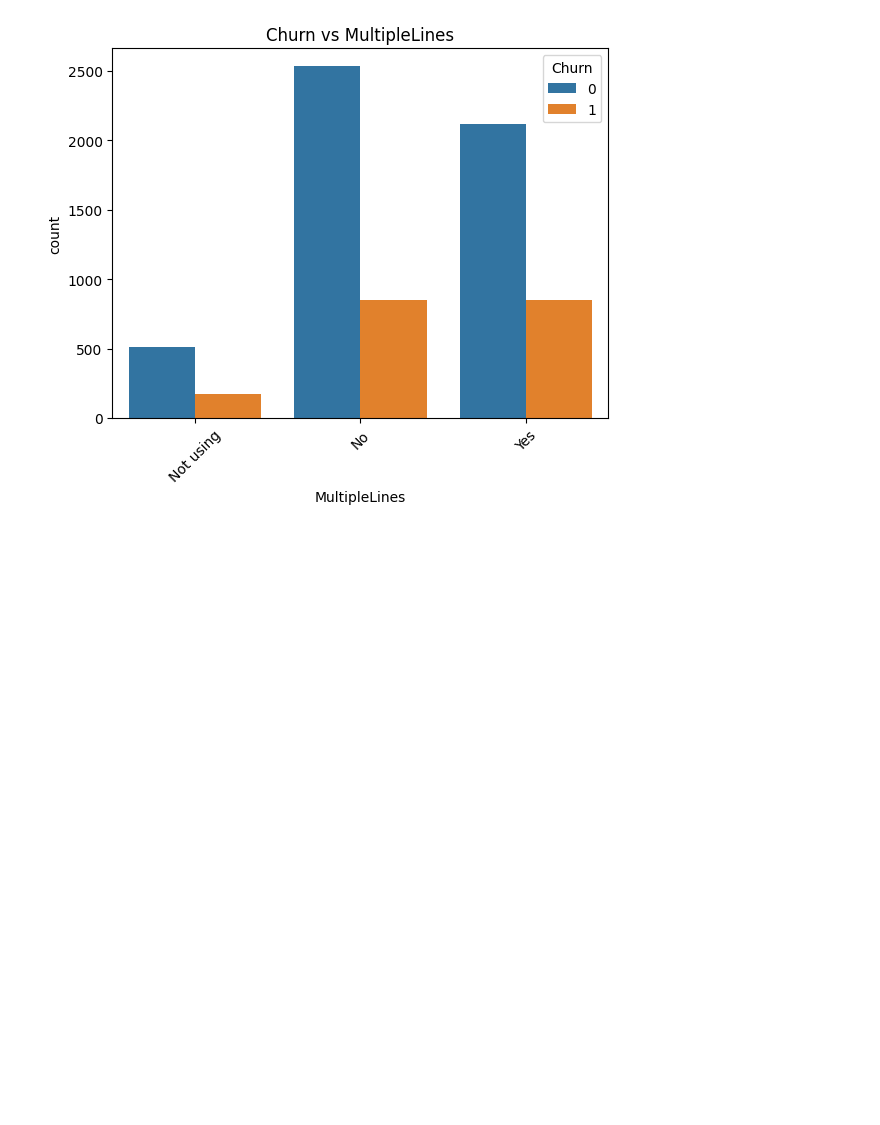
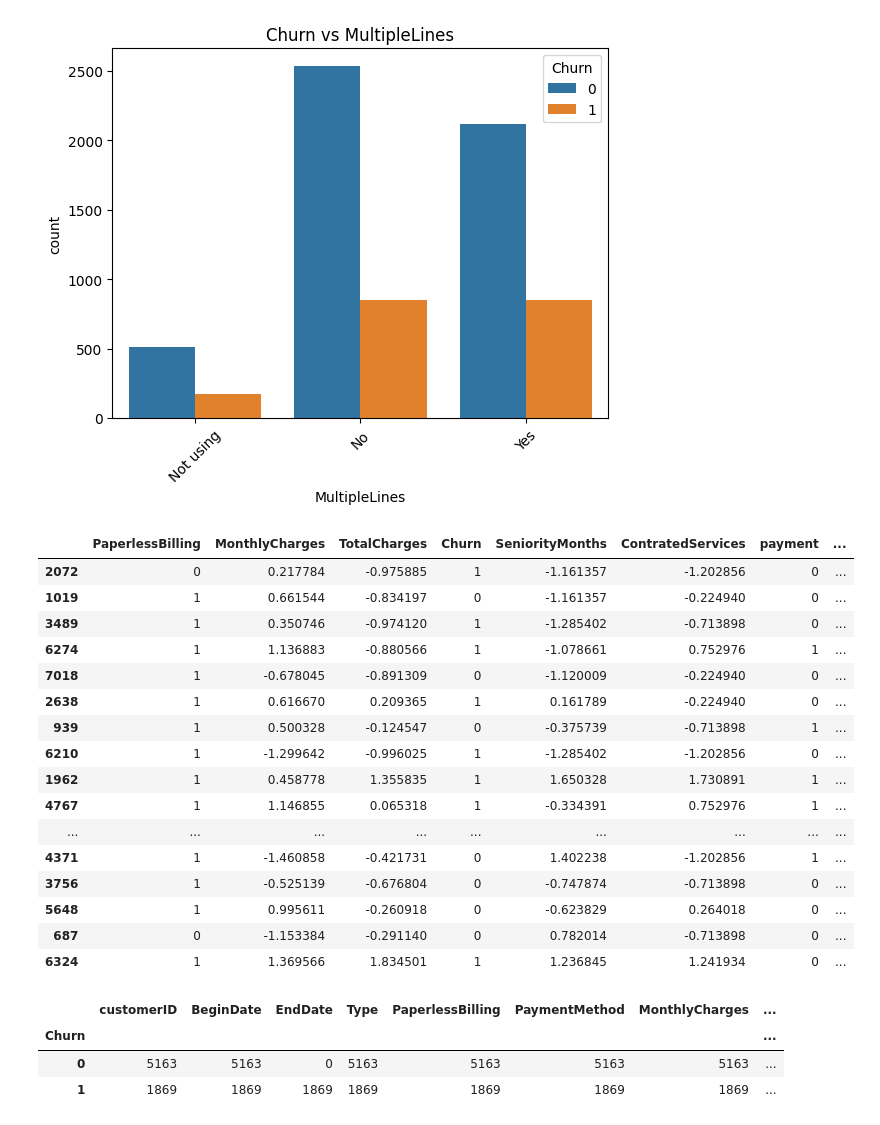
Before and after one commit to YussefRo/telecom-ds, a Jupyter notebook: eda.ipynb, the cells around one changed output. Drawn from its saved outputs; the diff is of its cells as text; code cells hidden in the pictures; blank space fills up the shorter version.

```diff
--- a/eda.ipynb
+++ b/eda.ipynb
@@ -150,3 +145,54 @@ for col in servicios:
 [figure]
 [figure]
 [figure]
+# %%
+#Creamos una columna donde simplifiquemos los valores de PaymentMethod
+df["payment"] =  np.where((df['PaymentMethod'] == 'Mailed check') | (df['PaymentMethod'] == 'Electronic check'),'Manual','Automatic')
+
+# creamos el dataframe con la informacion que nos servira para el entrenamiento del modelo
+df_model = df[["Type","PaperlessBilling","MonthlyCharges","TotalCharges","InternetService","MultipleLines","Churn","SeniorityMonths","ContratedServices","payment"]]
+
+# Creacion de columnas binarias con label encoding
+
+df_model["PaperlessBilling"] = df_model["PaperlessBilling"].map({'Yes':1,'No':0})
+df_model["payment"] = df_model["payment"].map({"Automatic":1,"Manual":0})
+
+# Multiclase con One-Hot-Encoding (sin duplicar informacion con drop_first=true)
+df_model = pd.get_dummies(df_model,columns=["Type","InternetService","MultipleLines"], drop_first=True)
+
+
+# Escalar variables numericas
+
+scaler = StandardScaler()
+
+num_cols = ['MonthlyCharges','TotalCharges','SeniorityMonths','ContratedServices']
+
+df_model[num_cols] = scaler.fit_transform(df_model[num_cols])
+# %%
+
+df_model.sample(20)
+# %% [output]
+|  | PaperlessBilling | MonthlyCharges | TotalCharges | Churn | SeniorityMonths | ContratedServices | payment | ... |
+| 2072 | 0 | 0.217784 | -0.975885 | 1 | -1.161357 | -1.202856 | 0 | ... |
+| 1019 | 1 | 0.661544 | -0.834197 | 0 | -1.161357 | -0.224940 | 0 | ... |
+| 3489 | 1 | 0.350746 | -0.974120 | 1 | -1.285402 | -0.713898 | 0 | ... |
+| 6274 | 1 | 1.136883 | -0.880566 | 1 | -1.078661 | 0.752976 | 1 | ... |
+| 7018 | 1 | -0.678045 | -0.891309 | 0 | -1.120009 | -0.224940 | 0 | ... |
+| 2638 | 1 | 0.616670 | 0.209365 | 1 | 0.161789 | -0.224940 | 0 | ... |
+| 939 | 1 | 0.500328 | -0.124547 | 0 | -0.375739 | -0.713898 | 1 | ... |
+| 6210 | 1 | -1.299642 | -0.996025 | 1 | -1.285402 | -1.202856 | 0 | ... |
+| 1962 | 1 | 0.458778 | 1.355835 | 1 | 1.650328 | 1.730891 | 1 | ... |
+| 4767 | 1 | 1.146855 | 0.065318 | 1 | -0.334391 | 0.752976 | 1 | ... |
+| ... | ... | ... | ... | ... | ... | ... | ... | ... |
+| 4371 | 1 | -1.460858 | -0.421731 | 0 | 1.402238 | -1.202856 | 1 | ... |
+| 3756 | 1 | -0.525139 | -0.676804 | 0 | -0.747874 | -0.713898 | 0 | ... |
+| 5648 | 1 | 0.995611 | -0.260918 | 0 | -0.623829 | 0.264018 | 0 | ... |
+| 687 | 0 | -1.153384 | -0.291140 | 0 | 0.782014 | -0.713898 | 0 | ... |
+| 6324 | 1 | 1.369566 | 1.834501 | 1 | 1.236845 | 1.241934 | 0 | ... |
+# %%
+df.groupby("Churn").count()
+# %% [output]
+|  | customerID | BeginDate | EndDate | Type | PaperlessBilling | PaymentMethod | MonthlyCharges | ... |
+| Churn |  |  |  |  |  |  |  | ... |
+| 0 | 5163 | 5163 | 0 | 5163 | 5163 | 5163 | 5163 | ... |
+| 1 | 1869 | 1869 | 1869 | 1869 | 1869 | 1869 | 1869 | ... |
```
Also changed, not shown: parts of 14 cells of this notebook.
